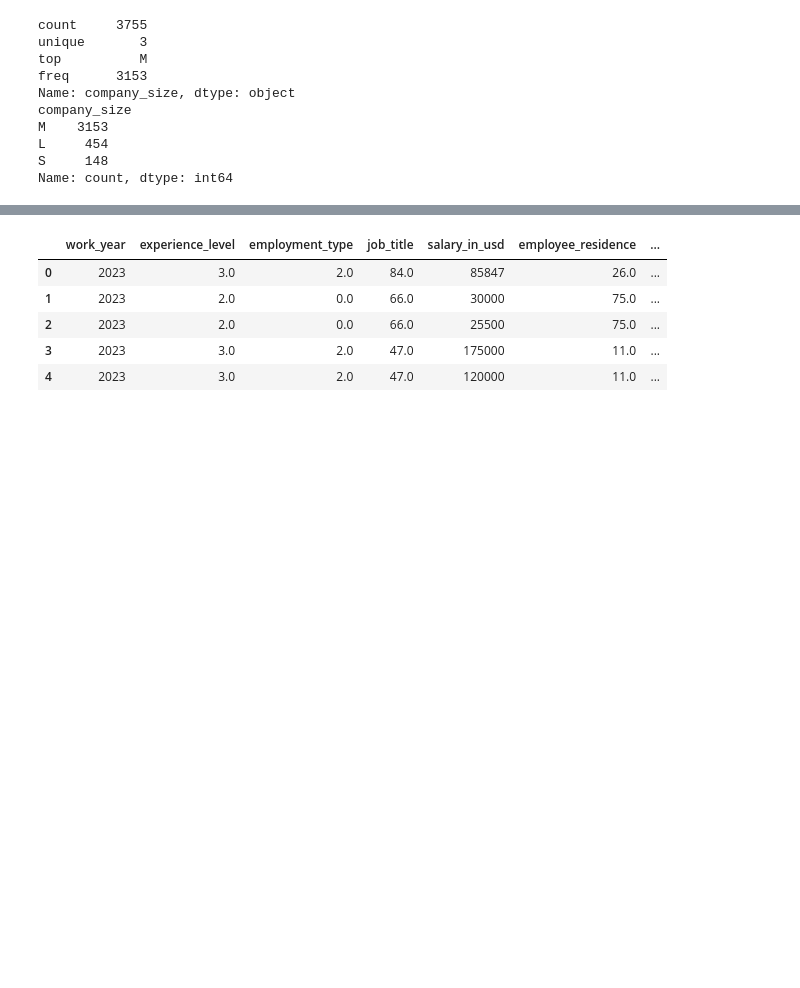
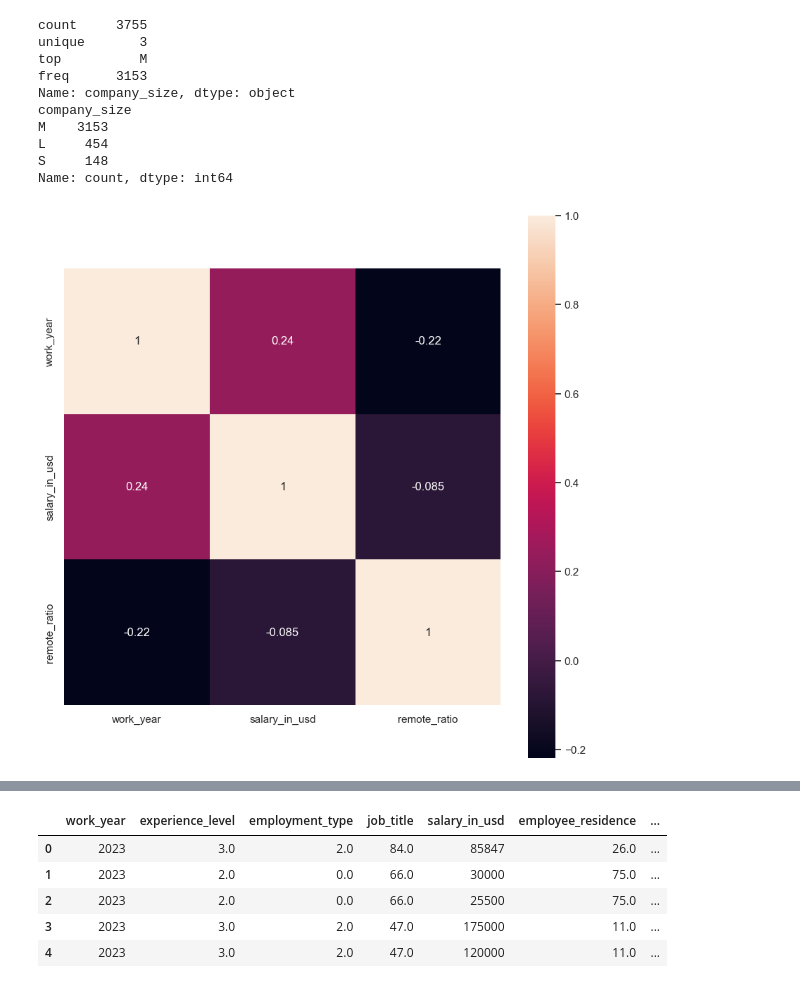
Before and after one commit to an9979/AML_04, a Jupyter notebook: Q4.ipynb, the cells around one changed output, grey strips where cells are left out. Cells and saved outputs as stored; diff of their text form; code cells hidden in the pictures; blank space fills up the shorter version.

```diff
--- a/Q4.ipynb
+++ b/Q4.ipynb
@@ -43,3 +42,5 @@ company_size null count:  0
+# %%
+data = data.drop_duplicates(keep='last')
 # %%
 data['work_year'].describe()
 # %% [output]
@@ -225,3 +226,16 @@ Name: count, dtype: int64
 # %%
 drop_columns = ['salary', 'salary_currency']
 data.drop(columns=drop_columns,inplace=True)
+# %%
+
+# Step b) Extract useful information using data visualization and considering the "job_title" column
+import seaborn as sns
+# Example: Plotting a bar plot of job titles
+correlation = data.corr()
+fig_corr= plt.gcf();
+fig_corr.set_size_inches(10,10);
+sns.heatmap(correlation,annot = True, square = True)
+
+plt.show()#not needed in Jupyter environment but this opens the plot in another window in other environments
+# %% [output]
+[figure, added]
```
Also changed, not shown: parts of 9 cells of this notebook, 10 other files.
